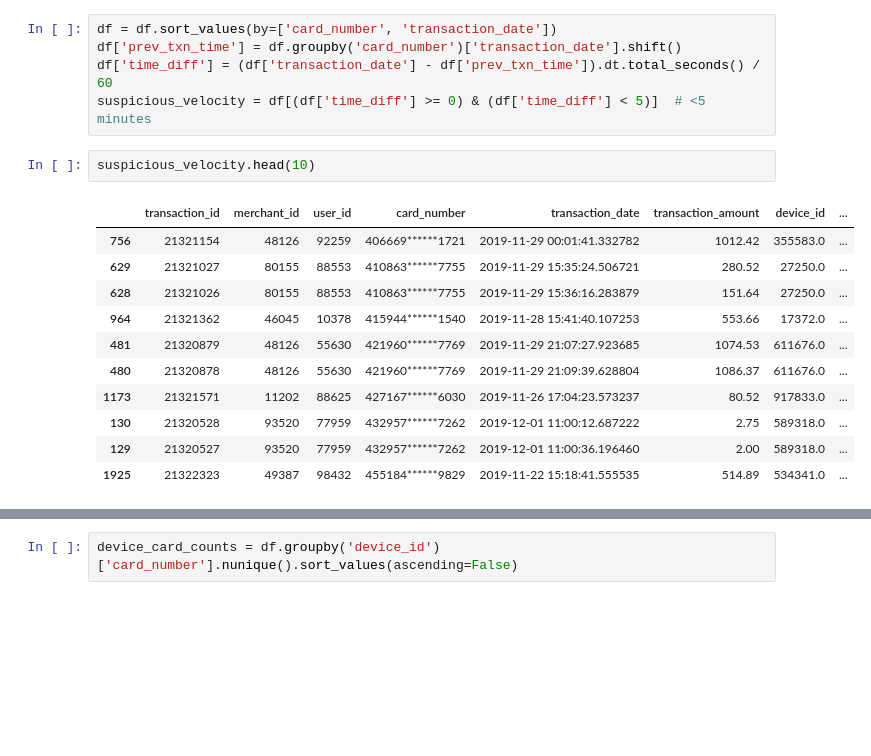
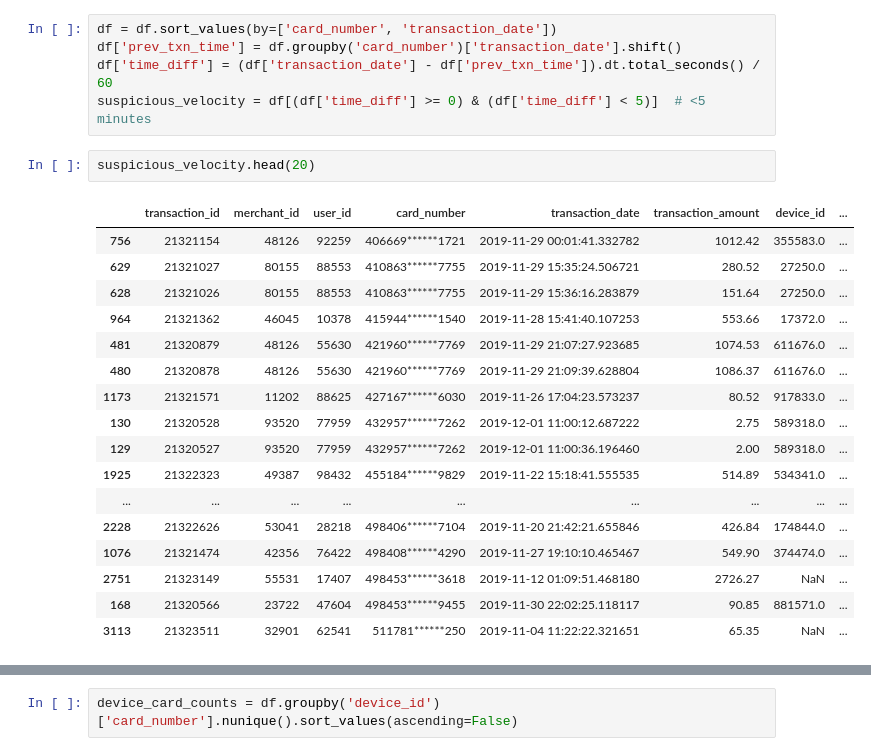
Before and after one commit to Bryncs/cloud_walk_case, a Jupyter notebook: data_analyst_case.ipynb, the cells around one changed output, grey strips where cells are left out. Cells and saved outputs as stored; diff of their text form; blank space fills up the shorter version.

```diff
--- a/data_analyst_case.ipynb
+++ b/data_analyst_case.ipynb
@@ -206,16 +210,22 @@ df['prev_txn_time'] = df.groupby('card_number')['transaction_date'].shift()
 df['time_diff'] = (df['transaction_date'] - df['prev_txn_time']).dt.total_seconds() / 60
 suspicious_velocity = df[(df['time_diff'] >= 0) & (df['time_diff'] < 5)]  # <5 minutes
 # %%
-suspicious_velocity.head(10)
+suspicious_velocity.head(20)
 # %% [output]
 |  | transaction_id | merchant_id | user_id | card_number | transaction_date | transaction_amount | device_id | ... |
 | 756 | 21321154 | 48126 | 92259 | 406669******1721 | 2019-11-29 00:01:41.332782 | 1012.42 | 355583.0 | ... |
 | 629 | 21321027 | 80155 | 88553 | 410863******7755 | 2019-11-29 15:35:24.506721 | 280.52 | 27250.0 | ... |
 | 628 | 21321026 | 80155 | 88553 | 410863******7755 | 2019-11-29 15:36:16.283879 | 151.64 | 27250.0 | ... |
 | 964 | 21321362 | 46045 | 10378 | 415944******1540 | 2019-11-28 15:41:40.107253 | 553.66 | 17372.0 | ... |
 | 481 | 21320879 | 48126 | 55630 | 421960******7769 | 2019-11-29 21:07:27.923685 | 1074.53 | 611676.0 | ... |
 | 480 | 21320878 | 48126 | 55630 | 421960******7769 | 2019-11-29 21:09:39.628804 | 1086.37 | 611676.0 | ... |
 | 1173 | 21321571 | 11202 | 88625 | 427167******6030 | 2019-11-26 17:04:23.573237 | 80.52 | 917833.0 | ... |
 | 130 | 21320528 | 93520 | 77959 | 432957******7262 | 2019-12-01 11:00:12.687222 | 2.75 | 589318.0 | ... |
 | 129 | 21320527 | 93520 | 77959 | 432957******7262 | 2019-12-01 11:00:36.196460 | 2.00 | 589318.0 | ... |
 | 1925 | 21322323 | 49387 | 98432 | 455184******9829 | 2019-11-22 15:18:41.555535 | 514.89 | 534341.0 | ... |
+| ... | ... | ... | ... | ... | ... | ... | ... | ... |
+| 2228 | 21322626 | 53041 | 28218 | 498406******7104 | 2019-11-20 21:42:21.655846 | 426.84 | 174844.0 | ... |
+| 1076 | 21321474 | 42356 | 76422 | 498408******4290 | 2019-11-27 19:10:10.465467 | 549.90 | 374474.0 | ... |
+| 2751 | 21323149 | 55531 | 17407 | 498453******3618 | 2019-11-12 01:09:51.468180 | 2726.27 | NaN | ... |
+| 168 | 21320566 | 23722 | 47604 | 498453******9455 | 2019-11-30 22:02:25.118117 | 90.85 | 881571.0 | ... |
+| 3113 | 21323511 | 32901 | 62541 | 511781******250 | 2019-11-04 11:22:22.321651 | 65.35 | NaN | ... |
```
Also changed, not shown: parts of 4 cells of this notebook.
